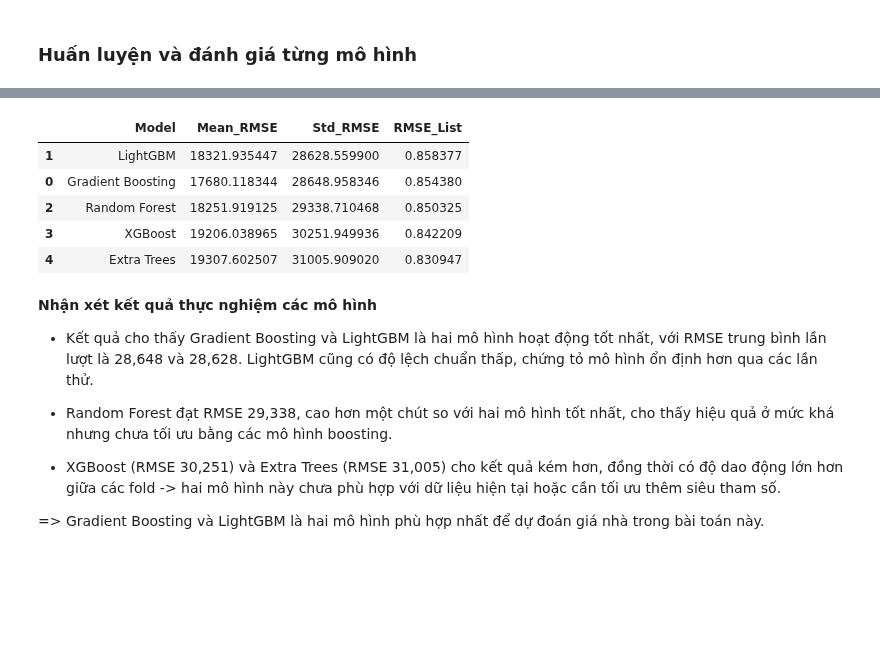
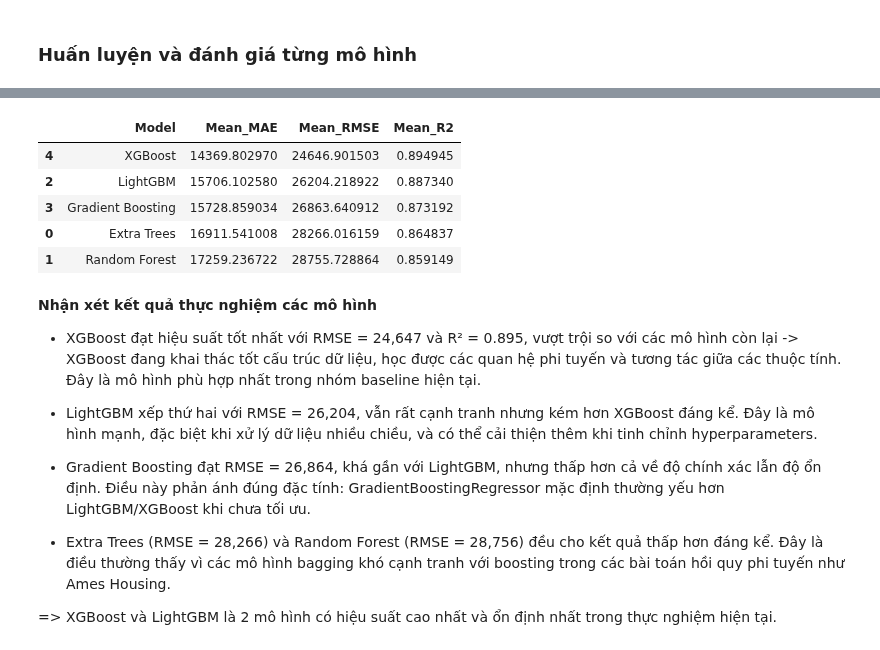
Before and after one commit to bibo0610/sgu25_ml_group, a Jupyter notebook: model/train_bfFE.ipynb, the cells around one changed output, grey strips where cells are left out. Drawn from its saved outputs; the diff is of its cells as text; code cells hidden in the pictures; blank space fills up the shorter version.

```diff
--- a/model/train_bfFE.ipynb
+++ b/model/train_bfFE.ipynb
@@ -51,8 +61,8 @@ np.random.seed(params["random_state"])
 # %% [markdown]
 ### Nạp dữ liệu
 # %%
-df_train = pd.read_excel(f"{params["data_path"]}")
-df_test = pd.read_excel(f"{params["test_path"]}")
+df_train = pd.read_excel(params["data_path"])
+df_test  = pd.read_excel(params["test_path"])
 # %%
 df_train.head()
 # %% [output]
@@ -129,17 +146,28 @@ Fold 0:
 # %% [markdown]
 ### Lựa chọn mô hình mặc định
 # %%
-models = {
-    ('Extra Trees', ExtraTreesRegressor(random_state=params["random_state"])),
-    ('Random Forest', RandomForestRegressor(random_state=params["random_state"])),
-    ('LightGBM', LGBMRegressor(
-            random_state=params["random_state"],
-            verbose=-1,
-            verbosity=-1
+models = [
+    ("Extra Trees", ExtraTreesRegressor(random_state=params["random_state"])),
+    ("Random Forest", RandomForestRegressor(random_state=params["random_state"])),
+    ("LightGBM", LGBMRegressor(
+        random_state=params["random_state"],
+        n_estimators=2000,
+        learning_rate=0.03,
+        subsample=0.8,
+        colsample_bytree=0.8,
+        verbose=-1
     )),
-    ('Gradient Boosting', GradientBoostingRegressor(random_state=params["random_state"])),
-    ('XGBoost', XGBRegressor(random_state=params["random_state"]))
-}
+    ("Gradient Boosting", GradientBoostingRegressor(random_state=params["random_state"])),
+    ("XGBoost", XGBRegressor(
+        random_state=params["random_state"],
+        n_estimators=3000,
+        learning_rate=0.03,
+        max_depth=3,
+        subsample=0.8,
+        colsample_bytree=0.8,
+        objective="reg:squarederror"
+    ))
+]
 # %% [markdown]
 ### Huấn luyện và đánh giá từng mô hình
 # %%
@@ -202,25 +240,29 @@ Model Extra Trees:
 # %%
 df_results = pd.DataFrame(
     results,
-    columns=["Model", "Mean_RMSE", "Std_RMSE", "RMSE_List"]
+    columns=["Model", "Mean_MAE", "Mean_RMSE", "Mean_R2"]
 )
 
-df_results = df_results.sort_values(by="Std_RMSE", ascending=True)
+# Sắp xếp theo RMSE thấp nhất (mục tiêu RMSE càng thấp càng tốt)
+df_results = df_results.sort_values(by="Mean_RMSE", ascending=True)
+
 display.display(df_results)
 # %% [output]
-|  | Model | Mean_RMSE | Std_RMSE | RMSE_List |
-| 1 | LightGBM | 18321.935447 | 28628.559900 | 0.858377 |
-| 0 | Gradient Boosting | 17680.118344 | 28648.958346 | 0.854380 |
-| 2 | Random Forest | 18251.919125 | 29338.710468 | 0.850325 |
-| 3 | XGBoost | 19206.038965 | 30251.949936 | 0.842209 |
-| 4 | Extra Trees | 19307.602507 | 31005.909020 | 0.830947 |
+|  | Model | Mean_MAE | Mean_RMSE | Mean_R2 |
+| 4 | XGBoost | 14369.802970 | 24646.901503 | 0.894945 |
+| 2 | LightGBM | 15706.102580 | 26204.218922 | 0.887340 |
+| 3 | Gradient Boosting | 15728.859034 | 26863.640912 | 0.873192 |
+| 0 | Extra Trees | 16911.541008 | 28266.016159 | 0.864837 |
+| 1 | Random Forest | 17259.236722 | 28755.728864 | 0.859149 |
 # %% [markdown]
 **Nhận xét kết quả thực nghiệm các mô hình**
 
-- Kết quả cho thấy Gradient Boosting và LightGBM là hai mô hình hoạt động tốt nhất, với RMSE trung bình lần lượt là 28,648 và 28,628. LightGBM cũng có độ lệch chuẩn thấp, chứng tỏ mô hình ổn định hơn qua các lần thử.
+- XGBoost đạt hiệu suất tốt nhất với RMSE = 24,647 và R² = 0.895, vượt trội so với các mô hình còn lại -> XGBoost đang khai thác tốt cấu trúc dữ liệu, học được các quan hệ phi tuyến và tương tác giữa các thuộc tính. Đây là mô hình phù hợp nhất trong nhóm baseline hiện tại.
 
-- Random Forest đạt RMSE 29,338, cao hơn một chút so với hai mô hình tốt nhất, cho thấy hiệu quả ở mức khá nhưng chưa tối ưu bằng các mô hình boosting.
+- LightGBM xếp thứ hai với RMSE = 26,204, vẫn rất cạnh tranh nhưng kém hơn XGBoost đáng kể. Đây là mô hình mạnh, đặc biệt khi xử lý dữ liệu nhiều chiều, và có thể cải thiện thêm khi tinh chỉnh hyperparameters.
 
-- XGBoost (RMSE 30,251) và Extra Trees (RMSE 31,005) cho kết quả kém hơn, đồng thời có độ dao động lớn hơn giữa các fold -> hai mô hình này chưa phù hợp với dữ liệu hiện tại hoặc cần tối ưu thêm siêu tham số.
+- Gradient Boosting đạt RMSE = 26,864, khá gần với LightGBM, nhưng thấp hơn cả về độ chính xác lẫn độ ổn định. Điều này phản ánh đúng đặc tính: GradientBoostingRegressor mặc định thường yếu hơn LightGBM/XGBoost khi chưa tối ưu.
 
-=> Gradient Boosting và LightGBM là hai mô hình phù hợp nhất để dự đoán giá nhà trong bài toán này.
+- Extra Trees (RMSE = 28,266) và Random Forest (RMSE = 28,756) đều cho kết quả thấp hơn đáng kể. Đây là điều thường thấy vì các mô hình bagging khó cạnh tranh với boosting trong các bài toán hồi quy phi tuyến như Ames Housing.
+
+=> XGBoost và LightGBM là 2 mô hình có hiệu suất cao nhất và ổn định nhất trong thực nghiệm hiện tại.
```
Also changed, not shown: parts of 6 cells of this notebook, 8 other files.
